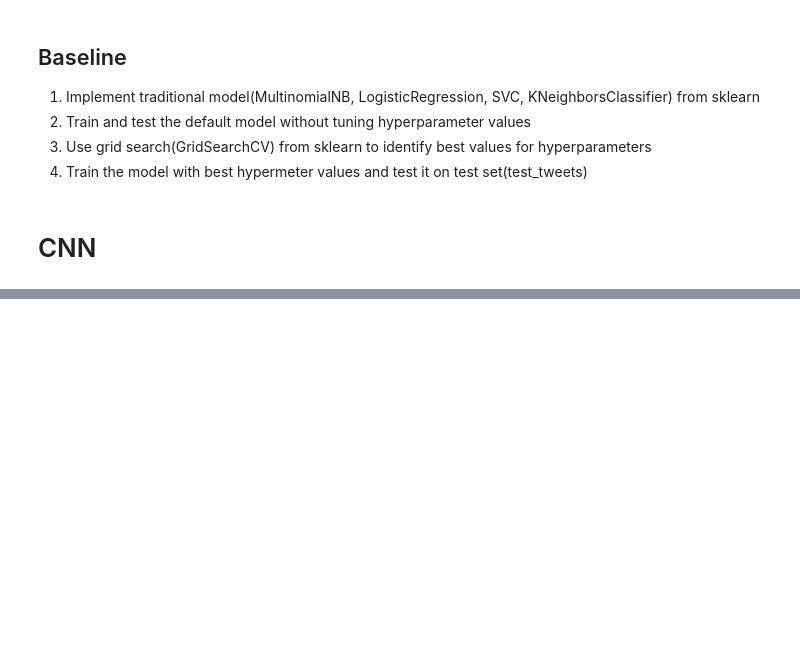
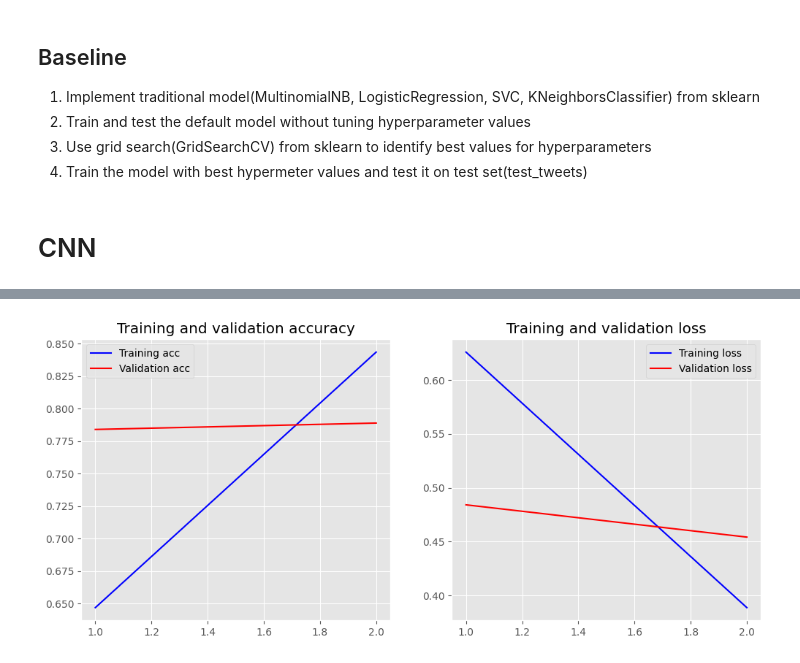
Before and after one commit to GunaJaganathan/detect-disaster-related-tweets, a Jupyter notebook: main.ipynb, the cells around one changed output, grey strips where cells are left out. Cells and saved outputs as stored; diff of their text form; code cells hidden in the pictures; blank space fills up the shorter version.

```diff
--- a/main.ipynb
+++ b/main.ipynb
@@ -275,0 +413,28 @@ metrics.accuracy_score(test_labels, y_test)
+# %%
+# A integer input for vocab indices.
+inputs = keras.Input(shape=(None,), dtype="int64")
+
+# Next, we add a layer to map those vocab indices into a space of dimensionality
+# 'embedding_dim'.
+x = layers.Embedding(20000, embedding_dim)(inputs)
+x = layers.Dropout(0.5)(x)
+
+# Conv1D + global max pooling
+x = layers.Conv1D(128, 7, padding="valid", activation="relu", strides=3)(x)
+# x = layers.Conv1D(128, 7, padding="valid", activation="softmax", strides=3)(x)
+# x = layers.Conv1D(128, 7, padding="valid", activation="softmax", strides=3)(x)
+x = layers.Conv1D(128, 7, padding="valid", activation="relu", strides=3)(x)
+x = layers.GlobalMaxPooling1D()(x)
+
+# We add a vanilla hidden layer:
+x = layers.Dense(128, activation="relu")(x)
+x = layers.Dropout(0.5)(x)
+
+# We project onto a single unit output layer, and squash it with a sigmoid:
+predictions = layers.Dense(1, activation="sigmoid", name="predictions")(x)
+
+model = keras.Model(inputs, predictions)
+
+# Compile the model with binary crossentropy loss and an adam optimizer.
+model.compile(loss="binary_crossentropy", optimizer="adam", metrics=["accuracy"])
+model.summary()
@@ -275,0 +459,6 @@ metrics.accuracy_score(test_labels, y_test)
+# %%
+history = model.fit(X_train, train_labels,
+                    epochs=2,
+                    verbose=False,
+                    validation_data=(X_val, validation_labels),
+                    batch_size=10)
@@ -275,0 +486,4 @@ metrics.accuracy_score(test_labels, y_test)
+# %%
+plot_history(history)
+# %% [output]
+[figure, added]
```
Also changed, not shown: parts of 24 cells of this notebook.
